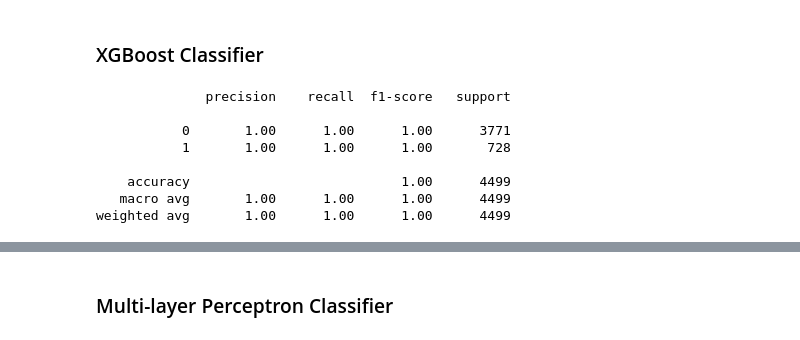
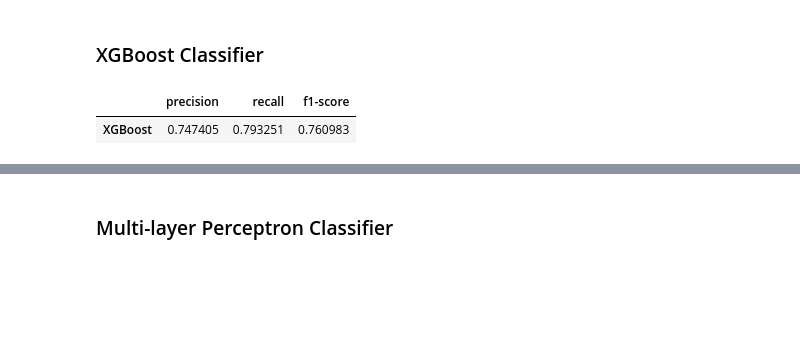
Before and after one commit to Bast-94/CYBERML-Project, a Jupyter notebook: cyber-ml.ipynb, the cells around one changed output, grey strips where cells are left out. Drawn from its saved outputs; the diff is of its cells as text; code cells hidden in the pictures; blank space fills up the shorter version.

```diff
--- a/cyber-ml.ipynb
+++ b/cyber-ml.ipynb
@@ -210,24 +211,16 @@ confusion_matrix_plot(y_test, y_pred, 'Decision Tree Confusion Matrix')
 # %% [markdown]
 ### XGBoost Classifier
-# %%
-xgb = XGBClassifier(
-    n_estimators=512,
-    max_depth=128,
-    max_leaves=512,
-    learning_rate=1e-3
-)
-
-xgb.fit(X_train, y_train)
-
-y_pred = xgb.predict(X_test)
-print(classification_report(y_test, y_pred))
-# %% [output]
-              precision    recall  f1-score   support
-
-           0       1.00      1.00      1.00      3771
-           1       1.00      1.00      1.00       728
-
-    accuracy                           1.00      4499
-   macro avg       1.00      1.00      1.00      4499
-weighted avg       1.00      1.00      1.00      4499
+# %%
+def gen_XGBoostClassifier() -> XGBClassifier:
+    return XGBClassifier(
+        n_estimators=128,
+        max_depth=7,
+        learning_rate=1e-2,
+        random_state=seed
+    )
+
+cross_validate_model(X, y, gen_XGBoostClassifier, 'XGBoost', tscv)
+# %% [output]
+|  | precision | recall | f1-score |
+| XGBoost | 0.747405 | 0.793251 | 0.760983 |
 # %%
```
Also changed, not shown: parts of 17 cells of this notebook.
